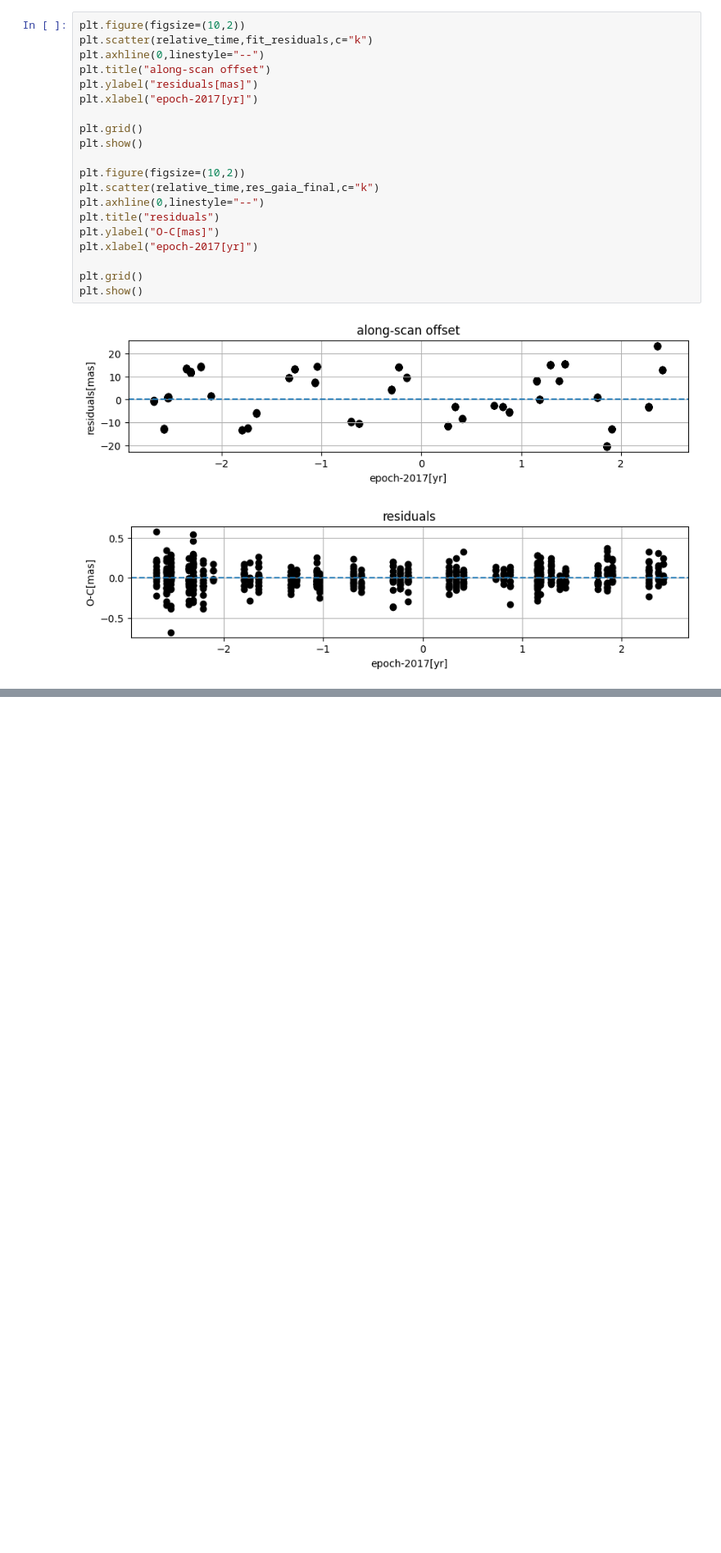
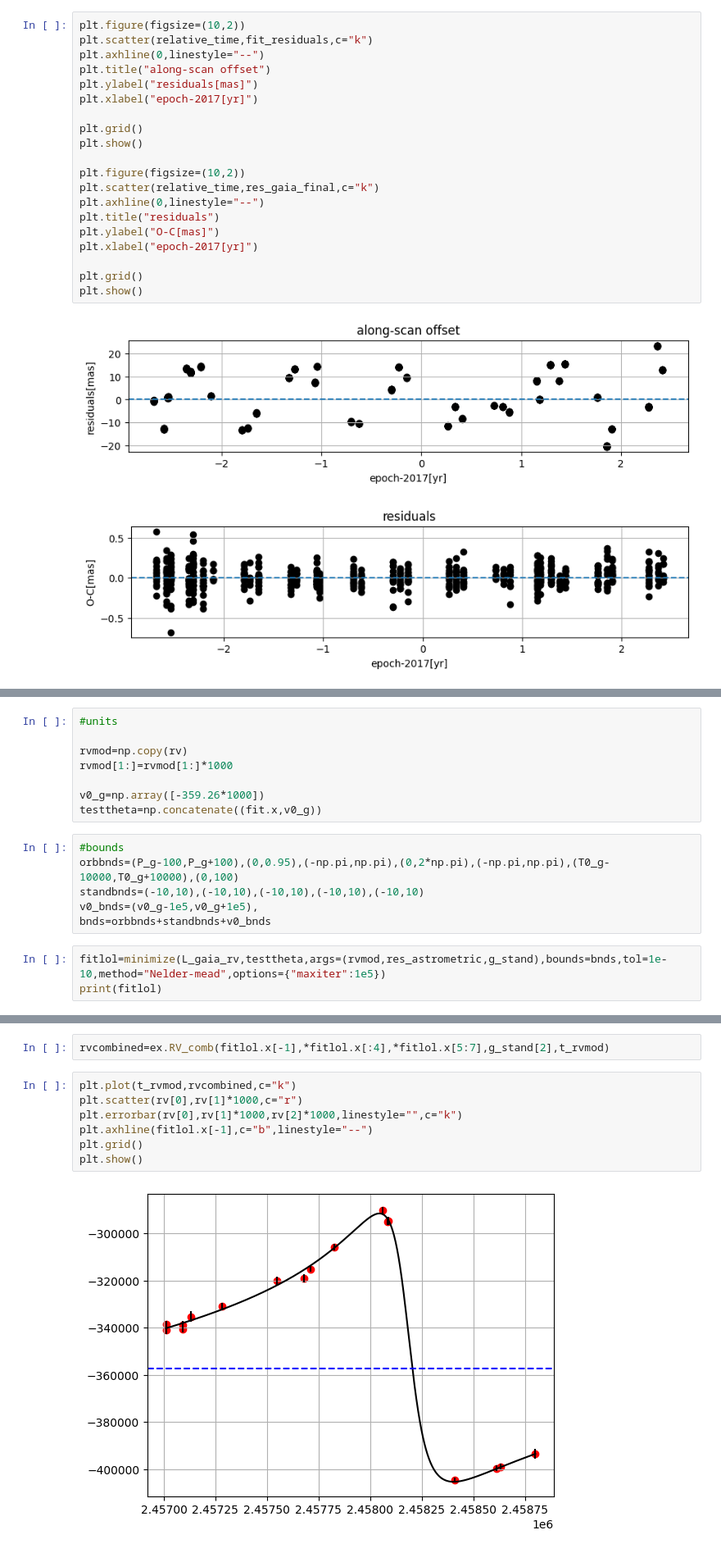
Before and after one commit to TSchiwy/ExTRA, a Jupyter notebook: play.ipynb, the cells around one changed output, grey strips where cells are left out. Shown at 82% size. Saved outputs shown, nothing was run; the diff lists cells and outputs as text; blank space fills up the shorter version.

```diff
--- a/play.ipynb
+++ b/play.ipynb
@@ -278,0 +280,17 @@ np.float64(2448349.0625)
+# %%
+#units
+
+rvmod=np.copy(rv)
+rvmod[1:]=rvmod[1:]*1000
+
+v0_g=np.array([-359.26*1000])
+testtheta=np.concatenate((fit.x,v0_g))
+# %%
+#bounds
+orbbnds=(P_g-100,P_g+100),(0,0.95),(-np.pi,np.pi),(0,2*np.pi),(-np.pi,np.pi),(T0_g-10000,T0_g+10000),(0,100)
+standbnds=(-10,10),(-10,10),(-10,10),(-10,10),(-10,10)
+v0_bnds=(v0_g-1e5,v0_g+1e5),
+bnds=orbbnds+standbnds+v0_bnds
+# %%
+fitlol=minimize(L_gaia_rv,testtheta,args=(rvmod,res_astrometric,g_stand),bounds=bnds,tol=1e-10,method="Nelder-mead",options={"maxiter":1e5})
+print(fitlol)
@@ -278,0 +322,11 @@ np.float64(2448349.0625)
+# %%
+rvcombined=ex.RV_comb(fitlol.x[-1],*fitlol.x[:4],*fitlol.x[5:7],g_stand[2],t_rvmod)
+# %%
+plt.plot(t_rvmod,rvcombined,c="k")
+plt.scatter(rv[0],rv[1]*1000,c="r")
+plt.errorbar(rv[0],rv[1]*1000,rv[2]*1000,linestyle="",c="k")
+plt.axhline(fitlol.x[-1],c="b",linestyle="--")
+plt.grid()
+plt.show()
+# %% [output]
+[figure, added]
```
Also changed, not shown: parts of 8 cells of this notebook, 2 other files.
